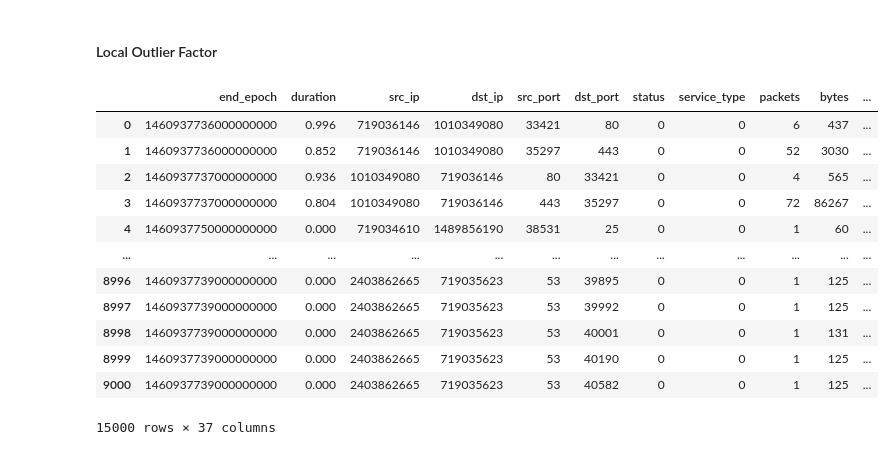
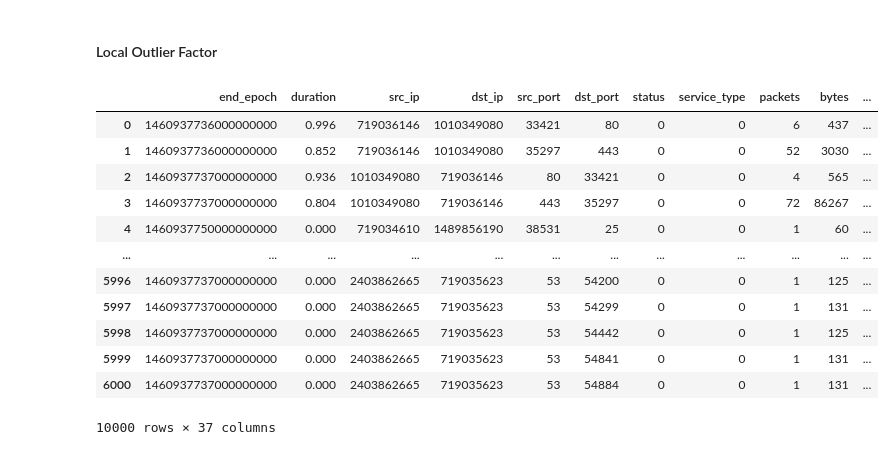
Before and after one commit to Leiyks/MLSECU, a Jupyter notebook: mlsecu.ipynb, the cells around one changed output. Drawn from its saved outputs; the diff is of its cells as text; code cells hidden in the pictures.

```diff
--- a/mlsecu.ipynb
+++ b/mlsecu.ipynb
@@ -159,9 +158,15 @@ def one_hot_encoding_dataframes(df, test_df):
     one_hot_encoded_df = pd.get_dummies(df)
     one_hot_encoded_df_test = pd.get_dummies(test_df)
 
-    one_hot_encoded_df_test['protocol_ESP'] = 0
-    one_hot_encoded_df_test['protocol_GRE'] = 0
-    one_hot_encoded_df_test['protocol_IPv6'] = 0
+    for column in one_hot_encoded_df.columns:
+        if column not in one_hot_encoded_df_test.columns:
+            one_hot_encoded_df_test[column] = 0
+
+    for column in one_hot_encoded_df_test.columns:
+        if column not in one_hot_encoded_df.columns:
+            one_hot_encoded_df[column] = 0
+
+    one_hot_encoded_df_test = one_hot_encoded_df_test[one_hot_encoded_df.columns]
 
     return one_hot_encoded_df, one_hot_encoded_df_test
 
@@ -226,30 +252,30 @@ describe_precision("if_outliers")
 #### Local Outlier Factor
 # %%
 outlier_ratio = 0.4
-df, test_df = get_dataframes(outlier_ratio, 15000)
+df, test_df = get_dataframes(outlier_ratio, 10000)
 one_hot_encoded_df, one_hot_encoded_df_test = one_hot_encoding_dataframes(df, test_df)
 
 localOutlierFactor = LocalOutlierFactor(contamination=outlier_ratio, n_neighbors=len(df) - 1).fit(one_hot_encoded_df.values)
 
 lof_outliers = localOutlierFactor.fit_predict(one_hot_encoded_df_test.values)
 
 df_outliers = one_hot_encoded_df.copy()
 df_outliers['lof_outliers'] = [i == -1 for i in  lof_outliers]
 df_outliers
 # %% [output]
 |  | end_epoch | duration | src_ip | dst_ip | src_port | dst_port | status | service_type | packets | bytes | ... |
 | 0 | 1460937736000000000 | 0.996 | 719036146 | 1010349080 | 33421 | 80 | 0 | 0 | 6 | 437 | ... |
 | 1 | 1460937736000000000 | 0.852 | 719036146 | 1010349080 | 35297 | 443 | 0 | 0 | 52 | 3030 | ... |
 | 2 | 1460937737000000000 | 0.936 | 1010349080 | 719036146 | 80 | 33421 | 0 | 0 | 4 | 565 | ... |
 | 3 | 1460937737000000000 | 0.804 | 1010349080 | 719036146 | 443 | 35297 | 0 | 0 | 72 | 86267 | ... |
 | 4 | 1460937750000000000 | 0.000 | 719034610 | 1489856190 | 38531 | 25 | 0 | 0 | 1 | 60 | ... |
 | ... | ... | ... | ... | ... | ... | ... | ... | ... | ... | ... | ... |
-| 8996 | 1460937739000000000 | 0.000 | 2403862665 | 719035623 | 53 | 39895 | 0 | 0 | 1 | 125 | ... |
-| 8997 | 1460937739000000000 | 0.000 | 2403862665 | 719035623 | 53 | 39992 | 0 | 0 | 1 | 125 | ... |
-| 8998 | 1460937739000000000 | 0.000 | 2403862665 | 719035623 | 53 | 40001 | 0 | 0 | 1 | 131 | ... |
-| 8999 | 1460937739000000000 | 0.000 | 2403862665 | 719035623 | 53 | 40190 | 0 | 0 | 1 | 125 | ... |
-| 9000 | 1460937739000000000 | 0.000 | 2403862665 | 719035623 | 53 | 40582 | 0 | 0 | 1 | 125 | ... |
+| 5996 | 1460937737000000000 | 0.000 | 2403862665 | 719035623 | 53 | 54200 | 0 | 0 | 1 | 125 | ... |
+| 5997 | 1460937737000000000 | 0.000 | 2403862665 | 719035623 | 53 | 54299 | 0 | 0 | 1 | 131 | ... |
+| 5998 | 1460937737000000000 | 0.000 | 2403862665 | 719035623 | 53 | 54442 | 0 | 0 | 1 | 125 | ... |
+| 5999 | 1460937737000000000 | 0.000 | 2403862665 | 719035623 | 53 | 54841 | 0 | 0 | 1 | 131 | ... |
+| 6000 | 1460937737000000000 | 0.000 | 2403862665 | 719035623 | 53 | 54884 | 0 | 0 | 1 | 131 | ... |
-15000 rows × 37 columns
+10000 rows × 37 columns
 # %%
 describe_precision("lof_outliers")
 # %% [output]
```
Also changed, not shown: parts of 10 cells of this notebook.
